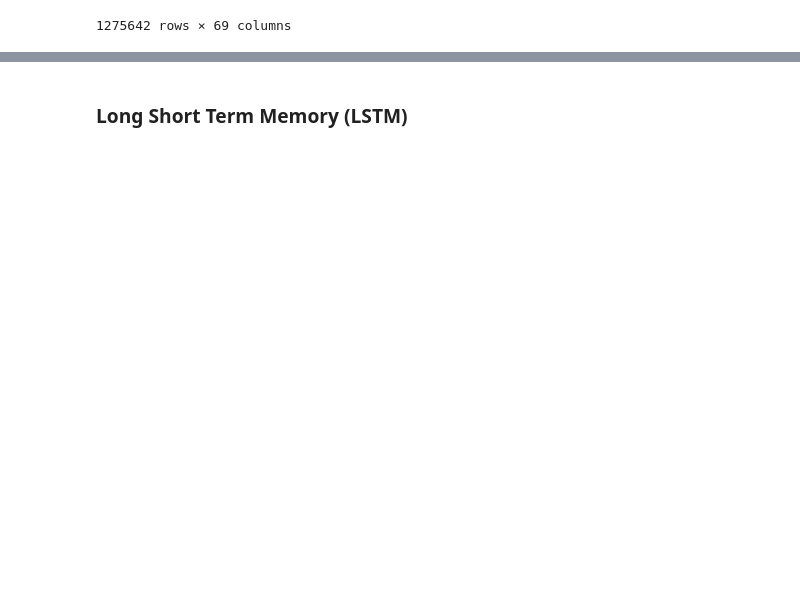
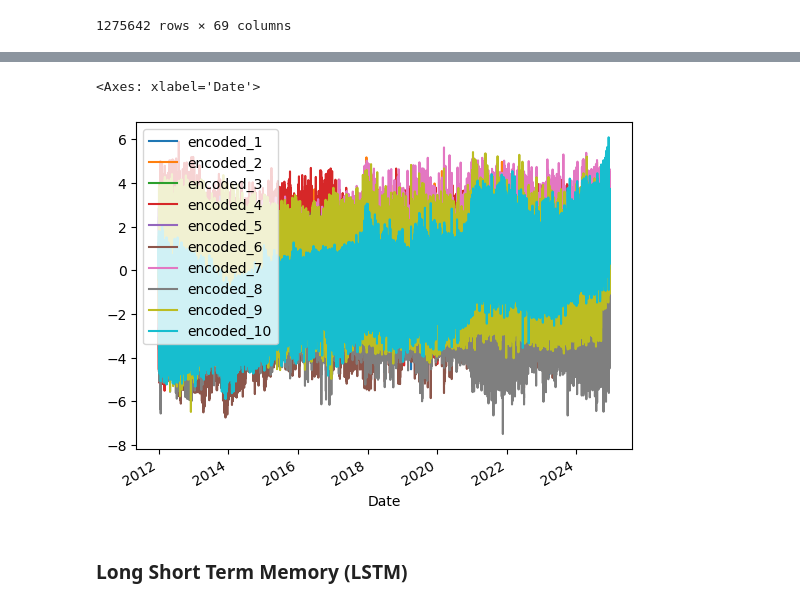
Before and after one commit to anthonymakarewicz/bitcoin-momentum-trading, a Jupyter notebook: main.ipynb, the cells around one changed output, grey strips where cells are left out. Drawn from its saved outputs; the diff is of its cells as text; code cells hidden in the pictures; blank space fills up the shorter version.

```diff
--- a/main.ipynb
+++ b/main.ipynb
@@ -1309,0 +1444,4 @@ data
+# %%
+ae = Autoencoder(features_cleaned.shape[1])
+ae.fit(features_cleaned)
+features_red = ae.transform(features_cleaned)
@@ -1310,3 +1469,9 @@ data
+# %%
+f = pd.DataFrame(features_red.numpy(), index=features_cleaned.index, columns=[f"encoded_{i+1}" for i in range(features_red.shape[1])])
+f.plot()
+# %% [output]
+<Axes: xlabel='Date'>
+[figure, added]
 # %% [markdown]
 ### **Long Short Term Memory (LSTM)**
 # %%
```
Also changed, not shown: parts of 8 cells of this notebook.
